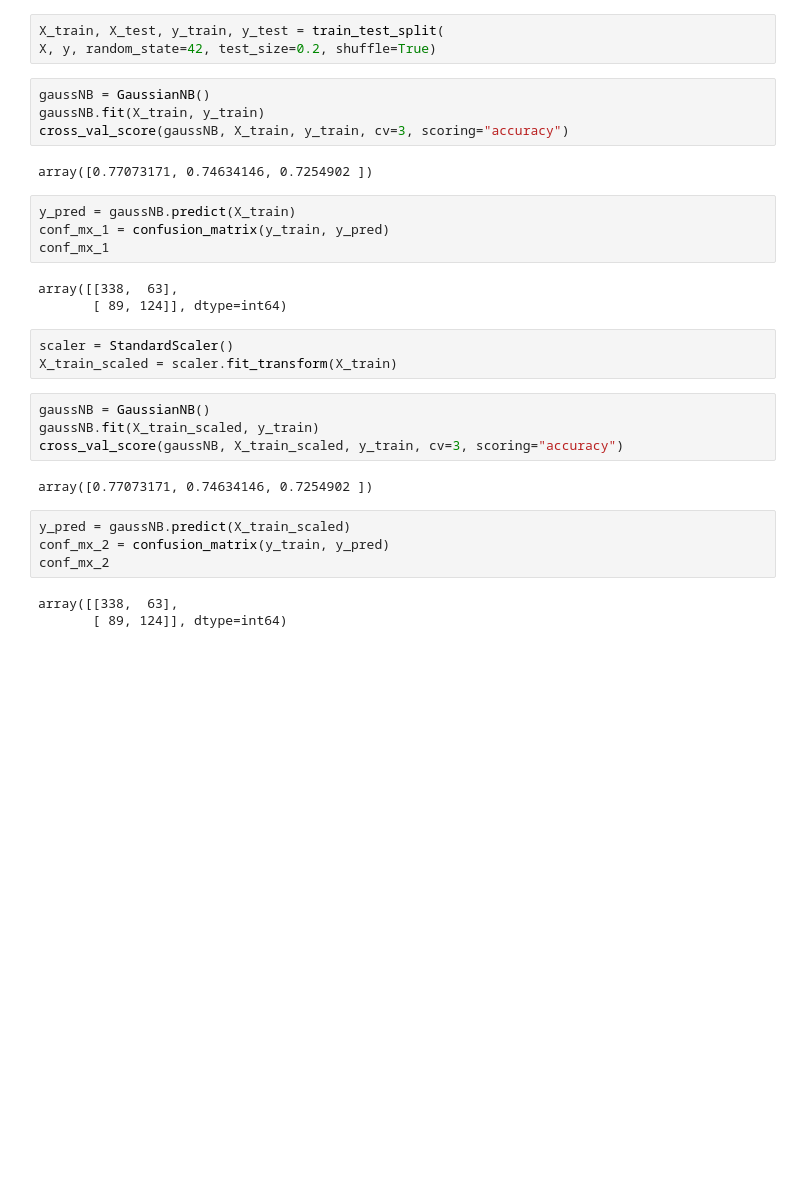
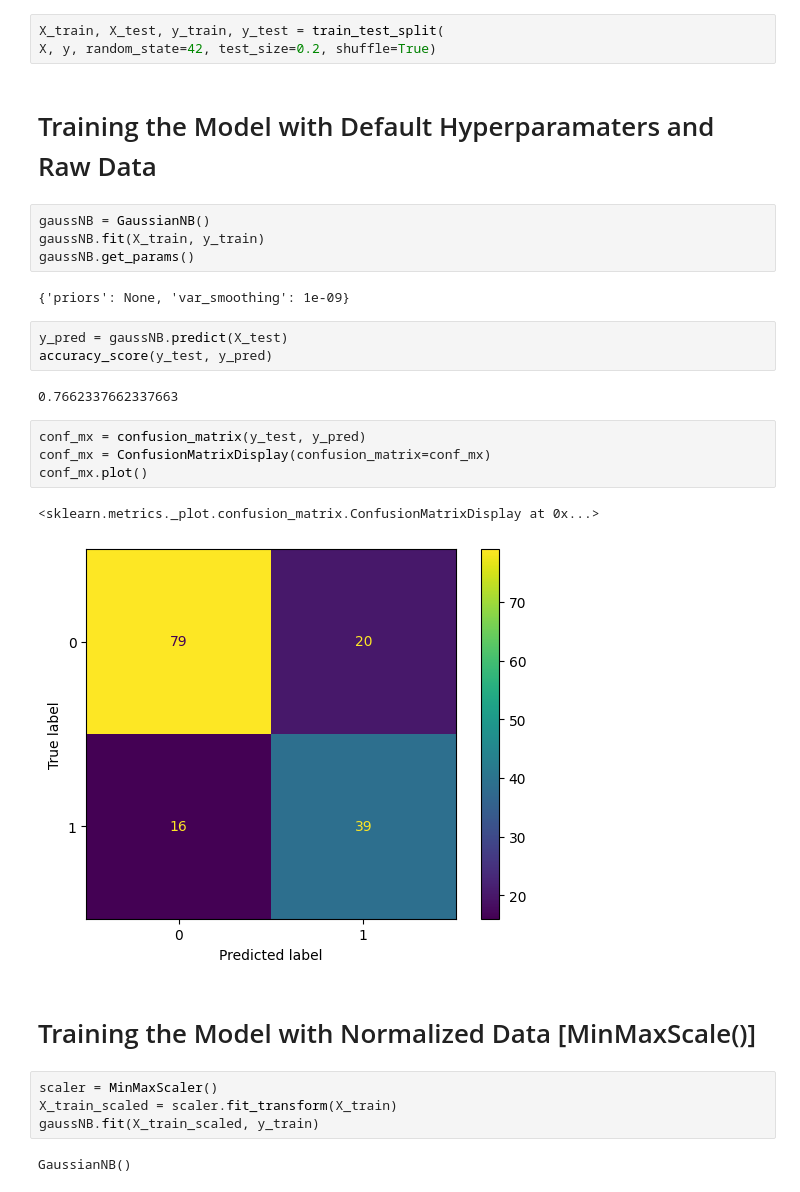
Before and after one commit to zypchn/Gaussian-Naive-Bayes, a Jupyter notebook: GaussianNB diabetes.ipynb, the cells around one changed output. Drawn from its saved outputs; the diff is of its cells as text; blank space fills up the shorter version.

```diff
--- a/GaussianNB diabetes.ipynb
+++ b/GaussianNB diabetes.ipynb
@@ -12,32 +15,31 @@ y = diabetes["Outcome"]
 # %%
 X_train, X_test, y_train, y_test = train_test_split(
 X, y, random_state=42, test_size=0.2, shuffle=True)
+# %% [markdown]
+# Training the Model with Default Hyperparamaters and Raw Data
 # %%
 gaussNB = GaussianNB()
 gaussNB.fit(X_train, y_train)
-cross_val_score(gaussNB, X_train, y_train, cv=3, scoring="accuracy")
+gaussNB.get_params()
 # %% [output]
-array([0.77073171, 0.74634146, 0.7254902 ])
+{'priors': None, 'var_smoothing': 1e-09}
 # %%
-y_pred = gaussNB.predict(X_train)
-conf_mx_1 = confusion_matrix(y_train, y_pred)
-conf_mx_1
+y_pred = gaussNB.predict(X_test)
+accuracy_score(y_test, y_pred)
 # %% [output]
-array([[338,  63],
-       [ 89, 124]], dtype=int64)
+0.7662337662337663
+# %%
+conf_mx = confusion_matrix(y_test, y_pred)
+conf_mx = ConfusionMatrixDisplay(confusion_matrix=conf_mx)
+conf_mx.plot()
+# %% [output]
+<sklearn.metrics._plot.confusion_matrix.ConfusionMatrixDisplay at 0x...>
+[figure, added]
+# %% [markdown]
+# Training the Model with Normalized Data [MinMaxScale()]
 # %%
-scaler = StandardScaler()
+scaler = MinMaxScaler()
 X_train_scaled = scaler.fit_transform(X_train)
+gaussNB.fit(X_train_scaled, y_train)
+# %% [output]
+GaussianNB()
-# %%
-gaussNB = GaussianNB()
-gaussNB.fit(X_train_scaled, y_train)
-cross_val_score(gaussNB, X_train_scaled, y_train, cv=3, scoring="accuracy")
-# %% [output]
-array([0.77073171, 0.74634146, 0.7254902 ])
-# %%
-y_pred = gaussNB.predict(X_train_scaled)
-conf_mx_2 = confusion_matrix(y_train, y_pred)
-conf_mx_2
-# %% [output]
-array([[338,  63],
-       [ 89, 124]], dtype=int64)
```
Also changed, not shown: parts of 17 cells of this notebook.
